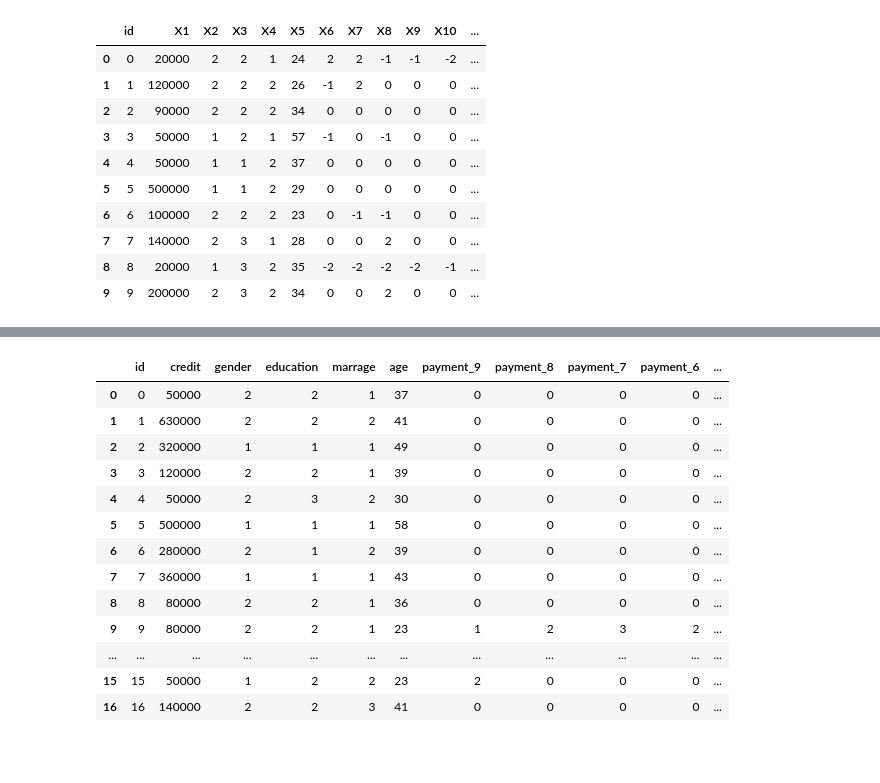
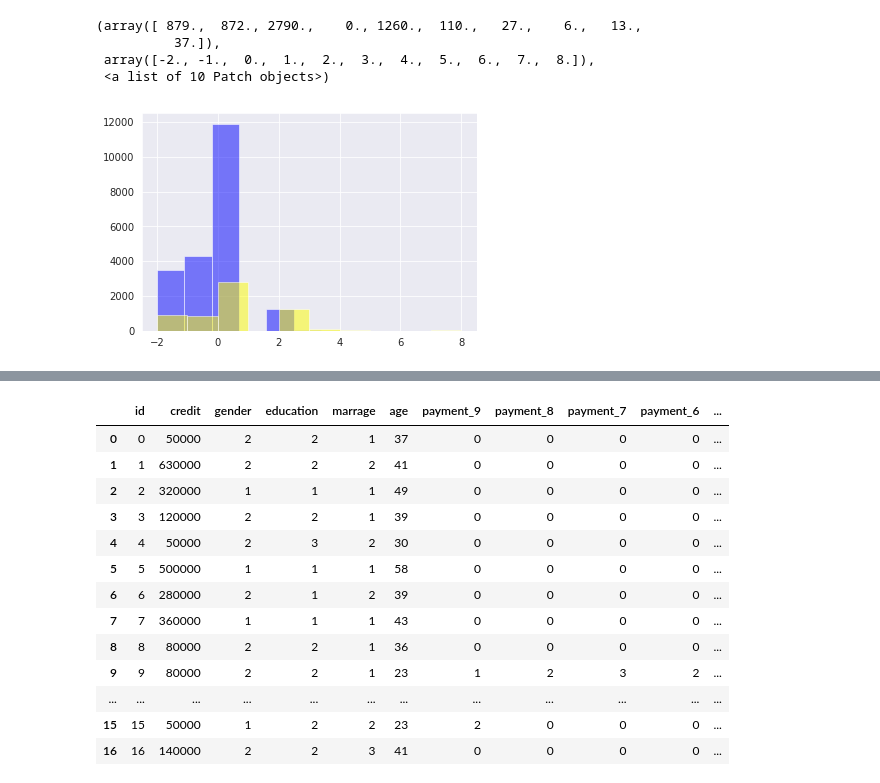
Before and after one commit to takumi5757/git_probspace, a Jupyter notebook: credit_compe.ipynb, the cells around one changed output, grey strips where cells are left out. Saved outputs shown, nothing was run; the diff lists cells and outputs as text; code cells hidden in the pictures; blank space fills up the shorter version.

```diff
--- a/credit_compe.ipynb
+++ b/credit_compe.ipynb
@@ -28,24 +32,20 @@ Drive already mounted at /content/drive; to attempt to forcibly remount, call dr
 # %%
 train = pd.read_csv("train_data.csv")
 test = pd.read_csv("test_data.csv")
-train.head(10)
-# %% [output]
-|  | id | X1 | X2 | X3 | X4 | X5 | X6 | X7 | X8 | X9 | X10 | ... |
-| 0 | 0 | 20000 | 2 | 2 | 1 | 24 | 2 | 2 | -1 | -1 | -2 | ... |
-| 1 | 1 | 120000 | 2 | 2 | 2 | 26 | -1 | 2 | 0 | 0 | 0 | ... |
-| 2 | 2 | 90000 | 2 | 2 | 2 | 34 | 0 | 0 | 0 | 0 | 0 | ... |
-| 3 | 3 | 50000 | 1 | 2 | 1 | 57 | -1 | 0 | -1 | 0 | 0 | ... |
-| 4 | 4 | 50000 | 1 | 1 | 2 | 37 | 0 | 0 | 0 | 0 | 0 | ... |
-| 5 | 5 | 500000 | 1 | 1 | 2 | 29 | 0 | 0 | 0 | 0 | 0 | ... |
-| 6 | 6 | 100000 | 2 | 2 | 2 | 23 | 0 | -1 | -1 | 0 | 0 | ... |
-| 7 | 7 | 140000 | 2 | 3 | 1 | 28 | 0 | 0 | 2 | 0 | 0 | ... |
-| 8 | 8 | 20000 | 1 | 3 | 2 | 35 | -2 | -2 | -2 | -2 | -1 | ... |
-| 9 | 9 | 200000 | 2 | 3 | 2 | 34 | 0 | 0 | 2 | 0 | 0 | ... |
 # %%
 columns = ["id", "credit", "gender", "education", "marrage", "age"]
 columns += [f"payment_{i}" for i in range(9,3,-1)]
 columns += [f"claim_{i}" for i in range(9,3,-1)]
 columns += [f"advance_{i}" for i in range(9,3,-1)]
 train.columns = columns + ["target"]
 test.columns = columns
+
+plt.hist(train[train["target"] == 0]["payment_4"], alpha = 0.5, color = 'blue')
+plt.hist(train[train["target"] == 1]["payment_4"], alpha = 0.5, color = 'yellow')
+# %% [output]
+(array([ 879.,  872., 2790.,    0., 1260.,  110.,   27.,    6.,   13.,
+          37.]),
+ array([-2., -1.,  0.,  1.,  2.,  3.,  4.,  5.,  6.,  7.,  8.]),
+ <a list of 10 Patch objects>)
+[figure, added]
 # %%
```
Also changed, not shown: parts of 9 cells of this notebook.
